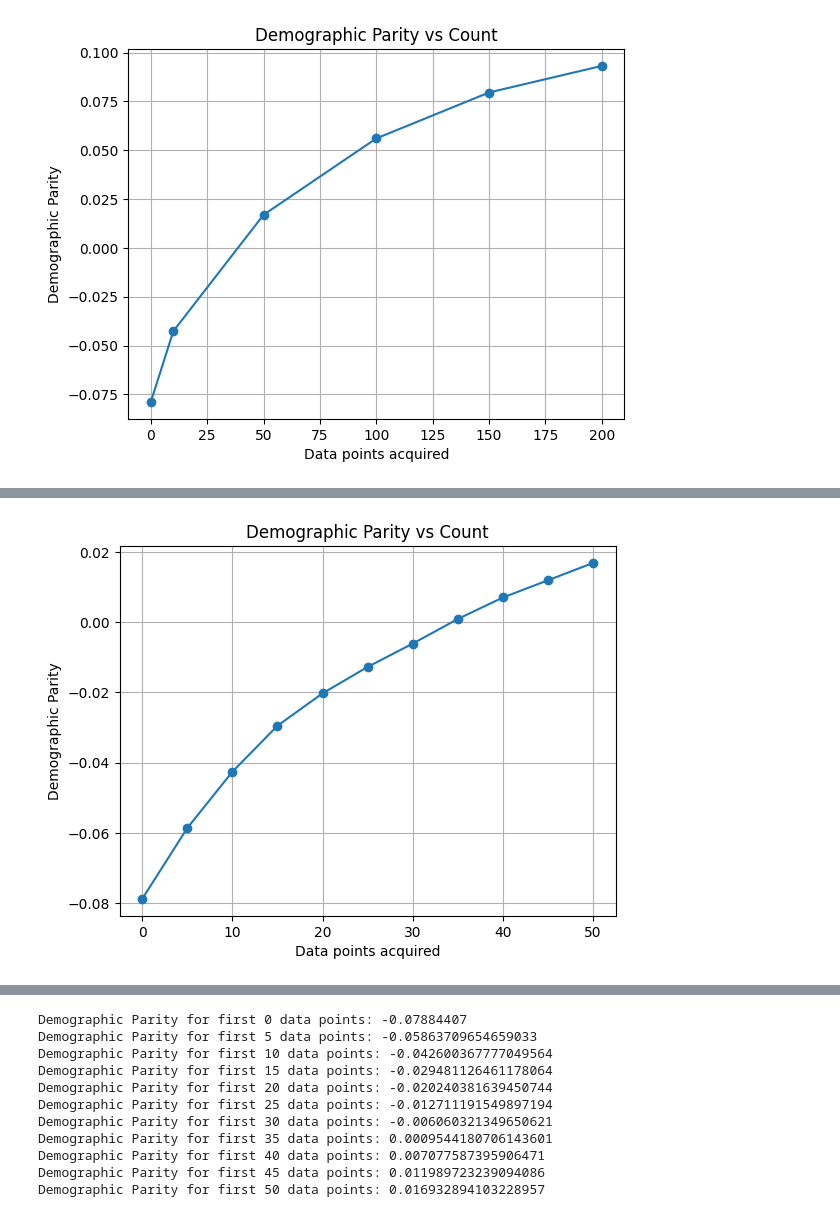
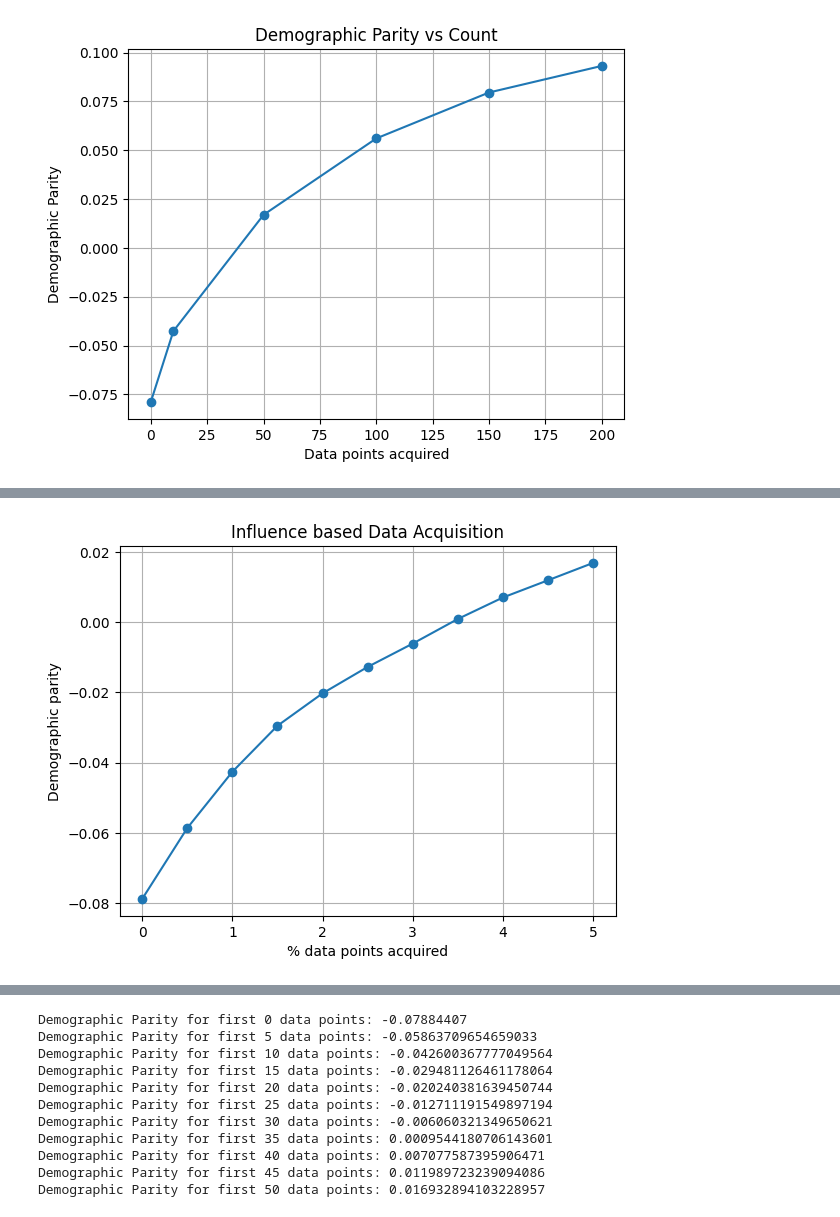
Before and after one commit to ekta0596/DataAcquisition-valuation, a Jupyter notebook: FirstOrderInfluenceWOTrain.ipynb, the cells around one changed output, grey strips where cells are left out. Cells and saved outputs as stored; diff of their text form; code cells hidden in the pictures.

```diff
--- a/FirstOrderInfluenceWOTrain.ipynb
+++ b/FirstOrderInfluenceWOTrain.ipynb
@@ -257,15 +261,16 @@ Demographic Parity for first 50 data points: {0: -0.07884407, 5: -0.058637096546
 # %%
 import matplotlib.pyplot as plta
 
 counts = list(dp.keys())
+counts_modified = [count / 10 for count in counts]
 dp_values = list(dp.values())
 
 # Plotting the dp values against the counts
-plta.plot(counts, dp_values, marker='o')
-plta.title('Demographic Parity vs Count')
-plta.xlabel('Data points acquired')
-plta.ylabel('Demographic Parity')
+plta.plot(counts_modified, dp_values, marker='o')
+plta.title('Influence based Data Acquisition')
+plta.xlabel('% data points acquired')
+plta.ylabel('Demographic parity')
 plta.grid(True)
 plta.show()
 # %% [output]
-[figure, old version]
+[figure, new version]
```
Also changed, not shown: parts of 12 cells of this notebook, 5 other files.
